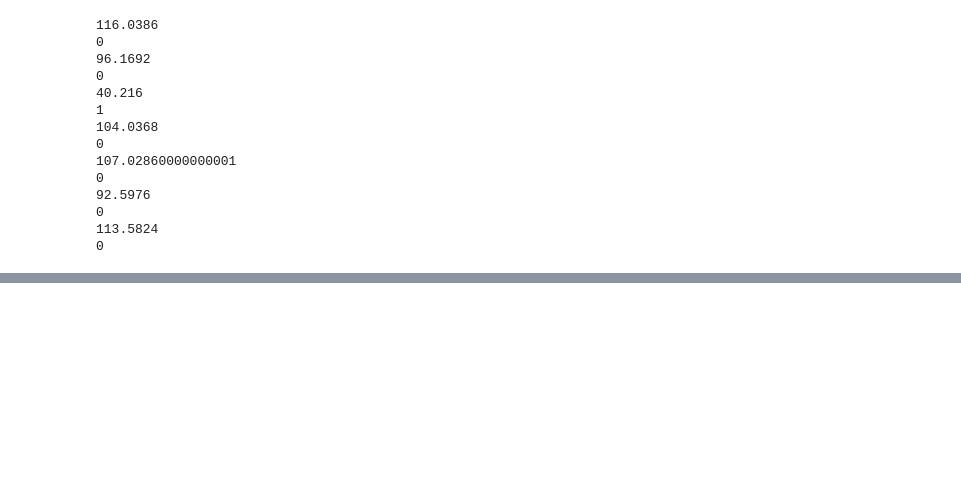
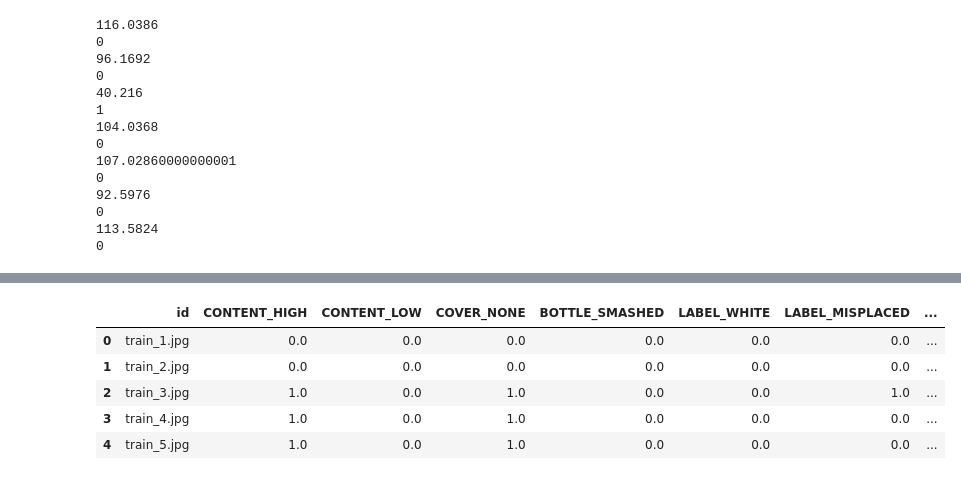
Before and after one commit to Kl3bs/Digital-Image-Processing, a Jupyter notebook: subjects/challenge/challenge.ipynb, the cells around one changed output, grey strips where cells are left out. Cells and saved outputs as stored; diff of their text form; code cells hidden in the pictures; blank space fills up the shorter version.

```diff
--- a/subjects/challenge/challenge.ipynb
+++ b/subjects/challenge/challenge.ipynb
@@ -393,3 +391,22 @@ Mean value based on ROI:  0.0
  array([1, 0, 0, 0, 0, 0, 0, 0]),
  array([1, 0, 0, 0, 0, 0, 0, 0]),
  array([0, 0, 0, 0, 0, 0, 0, 0])]
+# %%
+res = pd.read_csv("result.csv")
+res = res.fillna(0)
+
+
+
+res = res.rename(columns={'filename': 'id'})
+
+
+res.to_csv("result1.csv", index=False)
+
+res.head()
+# %% [output]
+|  | id | CONTENT_HIGH | CONTENT_LOW | COVER_NONE | BOTTLE_SMASHED | LABEL_WHITE | LABEL_MISPLACED | ... |
+| 0 | train_1.jpg | 0.0 | 0.0 | 0.0 | 0.0 | 0.0 | 0.0 | ... |
+| 1 | train_2.jpg | 0.0 | 0.0 | 0.0 | 0.0 | 0.0 | 0.0 | ... |
+| 2 | train_3.jpg | 1.0 | 0.0 | 1.0 | 0.0 | 0.0 | 1.0 | ... |
+| 3 | train_4.jpg | 1.0 | 0.0 | 1.0 | 0.0 | 0.0 | 0.0 | ... |
+| 4 | train_5.jpg | 1.0 | 0.0 | 1.0 | 0.0 | 0.0 | 0.0 | ... |
```
Also changed, not shown: parts of 4 cells of this notebook, 21 other files.
